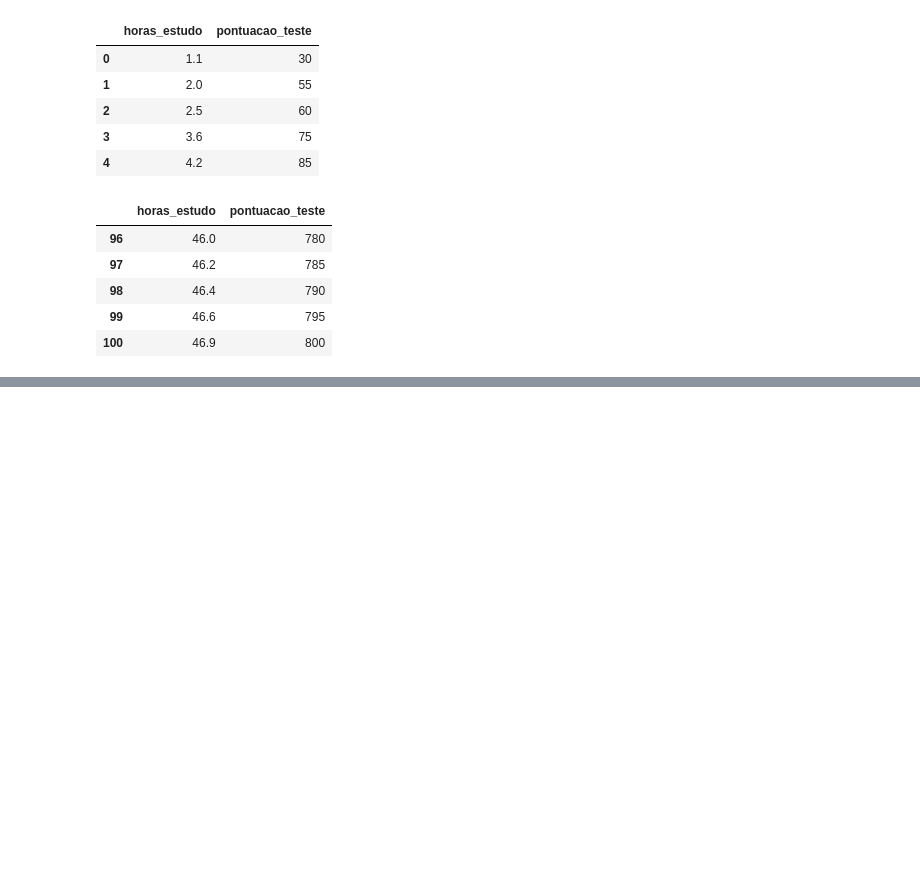
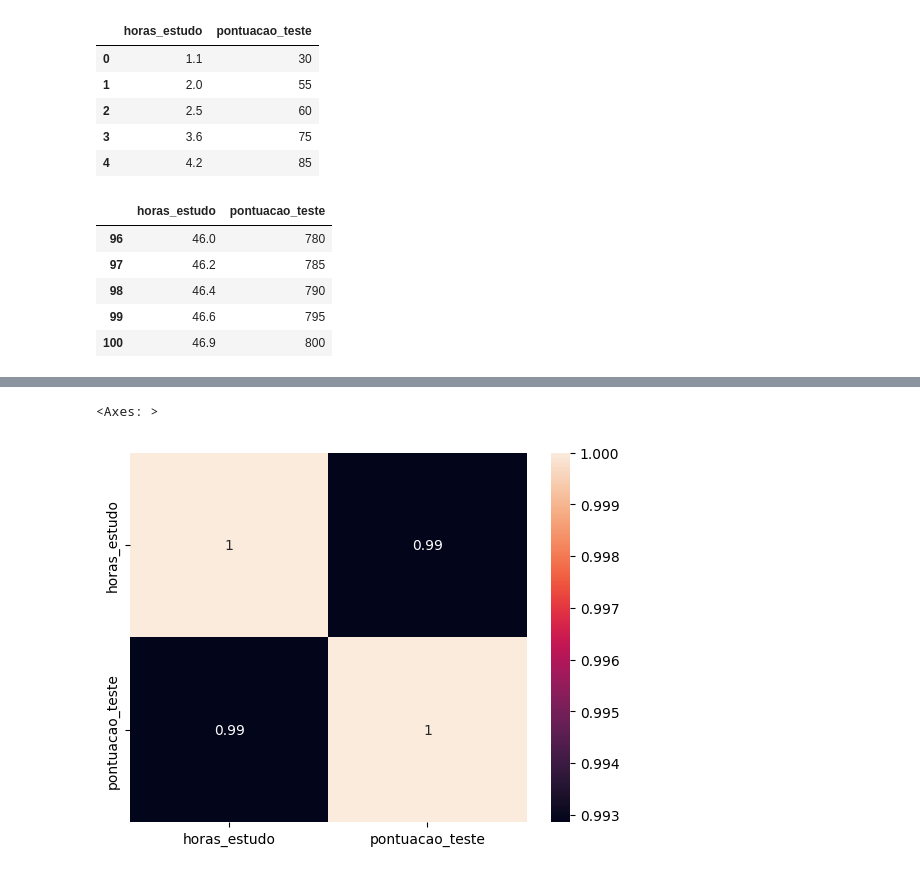
Before and after one commit to angelomedeiros/formacao-ia-regressao-linear-simples, a Jupyter notebook: modelo_pontuacao.ipynb, the cells around one changed output, grey strips where cells are left out. Cells and saved outputs as stored; diff of their text form; code cells hidden in the pictures; blank space fills up the shorter version.

```diff
--- a/modelo_pontuacao.ipynb
+++ b/modelo_pontuacao.ipynb
@@ -46,0 +82,6 @@ df_pontuacao.tail()
+# %%
+# Verificar Correlação - Pearson
+sns.heatmap(df_pontuacao.corr('pearson'), annot=True)
+# %% [output]
+<Axes: >
+[figure, added]
```
Also changed, not shown: parts of 8 cells of this notebook.
